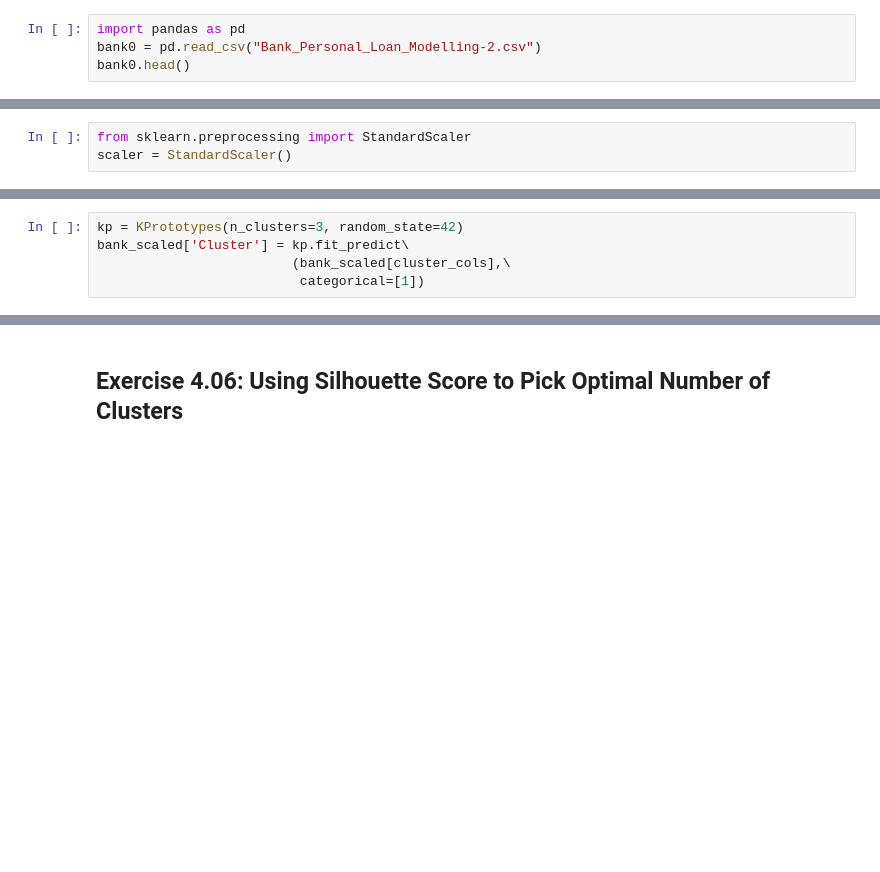
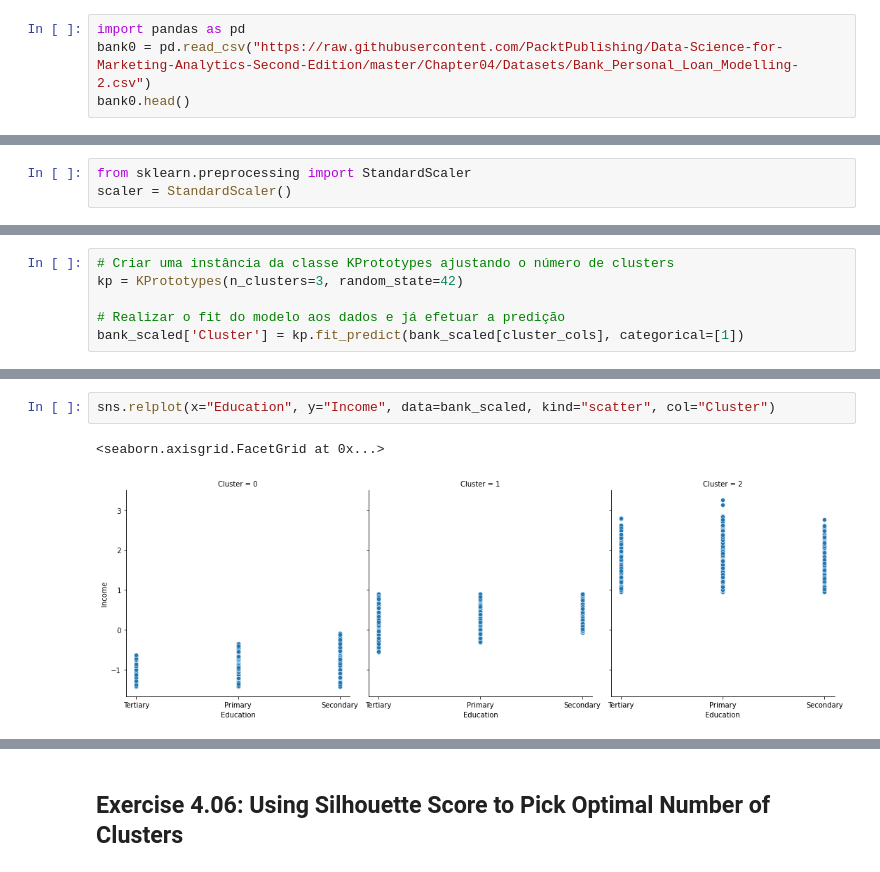
Before and after one commit to alexlopespereira/idp_competenciasdegestao, a Jupyter notebook: Notebooks/Aula4/Aula4_SegmentacaoParte2.ipynb, the cells around one changed output, grey strips where cells are left out. Saved outputs shown, nothing was run; the diff lists cells and outputs as text; blank space fills up the shorter version.

```diff
--- a/Notebooks/Aula4/Aula4_SegmentacaoParte2.ipynb
+++ b/Notebooks/Aula4/Aula4_SegmentacaoParte2.ipynb
@@ -131,6 +169,6 @@ plt.show()
 # %%
 import pandas as pd
-bank0 = pd.read_csv("Bank_Personal_Loan_Modelling-2.csv")
+bank0 = pd.read_csv("https://raw.githubusercontent.com/PacktPublishing/Data-Science-for-Marketing-Analytics-Second-Edition/master/Chapter04/Datasets/Bank_Personal_Loan_Modelling-2.csv")
 bank0.head()
 # %% [output]
 |  | ID | Age | Experience | Income | ZIP Code | Family | CCAvg | Education | Mortgage | Personal Loan | ... |
@@ -154,5 +219,6 @@ cluster_cols = ['Income', 'Education']
 # %%
+# Criar uma instância da classe KPrototypes ajustando o número de clusters
 kp = KPrototypes(n_clusters=3, random_state=42)
-bank_scaled['Cluster'] = kp.fit_predict\
-                         (bank_scaled[cluster_cols],\
-                          categorical=[1])
+
+# Realizar o fit do modelo aos dados e já efetuar a predição
+bank_scaled['Cluster'] = kp.fit_predict(bank_scaled[cluster_cols], categorical=[1])
@@ -167,0 +245,5 @@ plt.show()
+# %%
+sns.relplot(x="Education", y="Income", data=bank_scaled, kind="scatter", col="Cluster")
+# %% [output]
+<seaborn.axisgrid.FacetGrid at 0x...>
+[figure, added]
```
Also changed, not shown: parts of 41 cells of this notebook, 1 other file.
